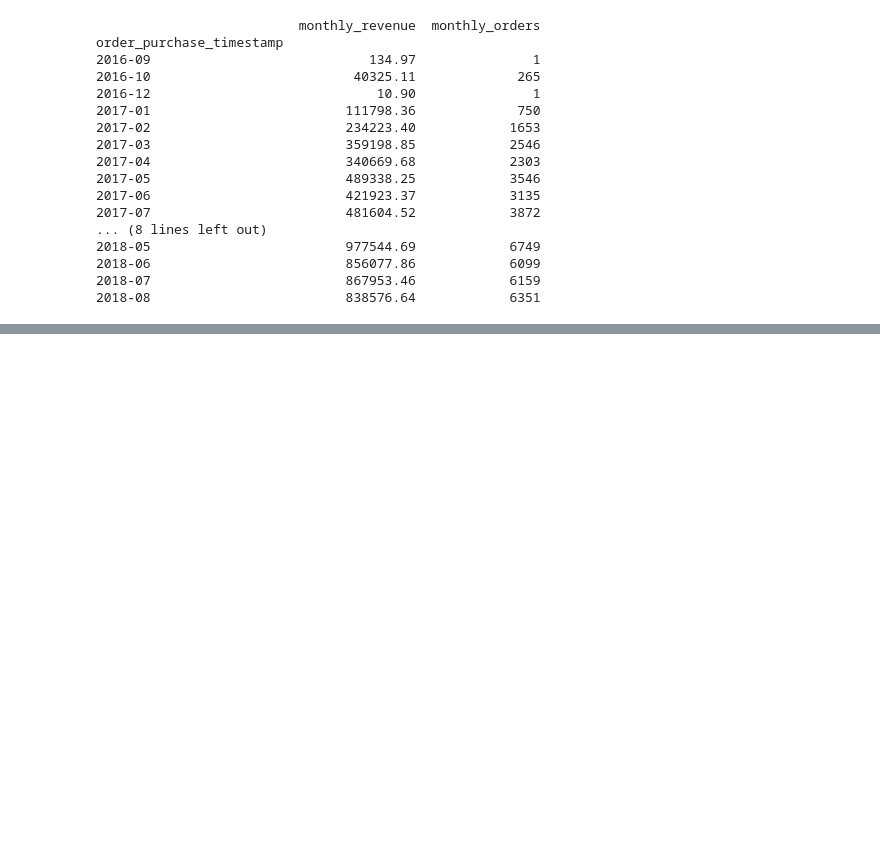
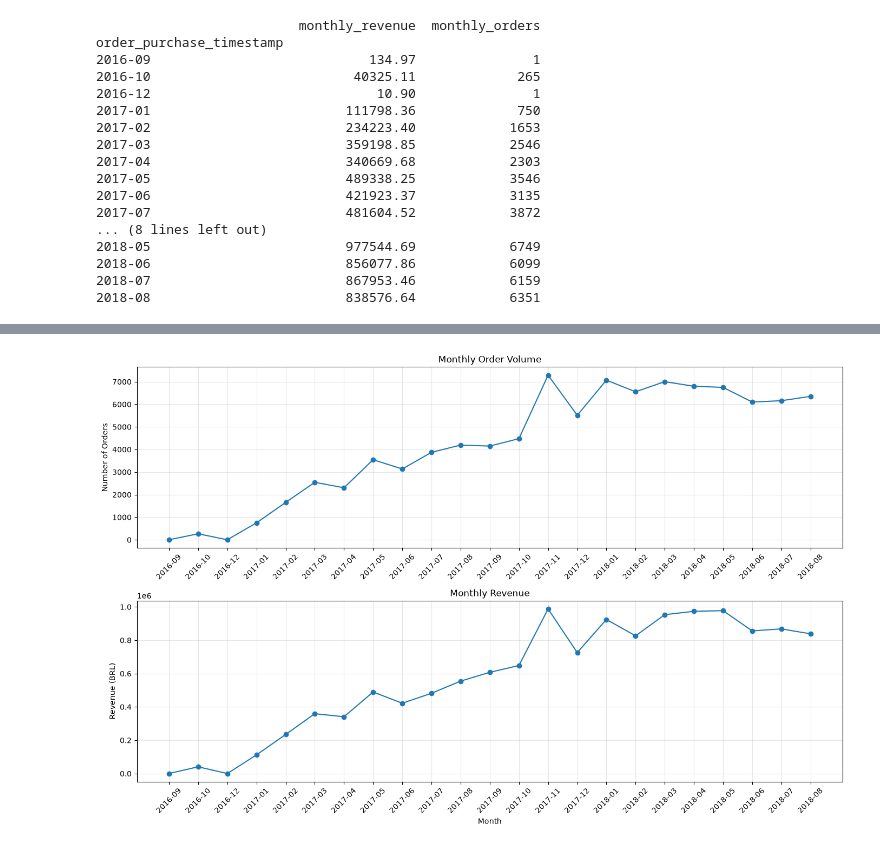
Before and after one commit to vipulyadav-2004/business-sales-analysis, a Jupyter notebook: notebooks/02_exploratory_data_analysis.ipynb, the cells around one changed output, grey strips where cells are left out. Saved outputs shown, nothing was run; the diff lists cells and outputs as text; code cells hidden in the pictures; blank space fills up the shorter version.

```diff
--- a/notebooks/02_exploratory_data_analysis.ipynb
+++ b/notebooks/02_exploratory_data_analysis.ipynb
@@ -76,0 +94,32 @@ Index(['order_id', 'order_item_id', 'product_id', 'seller_id',
+# %%
+fig, ax = plt.subplots(2, 1, figsize=(14, 9))
+
+# Chart 1: Monthly order volume
+ax[0].plot(
+    monthly_sales.index.astype(str),
+    monthly_sales["monthly_orders"],
+    marker="o"
+)
+
+ax[0].set_title("Monthly Order Volume")
+ax[0].set_ylabel("Number of Orders")
+ax[0].tick_params(axis="x", rotation=45)
+ax[0].grid(True, alpha=0.3)
+
+# Chart 2: Monthly revenue
+ax[1].plot(
+    monthly_sales.index.astype(str),
+    monthly_sales["monthly_revenue"],
+    marker="o"
+)
+
+ax[1].set_title("Monthly Revenue")
+ax[1].set_ylabel("Revenue (BRL)")
+ax[1].set_xlabel("Month")
+ax[1].tick_params(axis="x", rotation=45)
+ax[1].grid(True, alpha=0.3)
+
+plt.tight_layout()
+plt.show()
+# %% [output]
+[figure, added]
```
Also changed, not shown: parts of 9 cells of this notebook.
